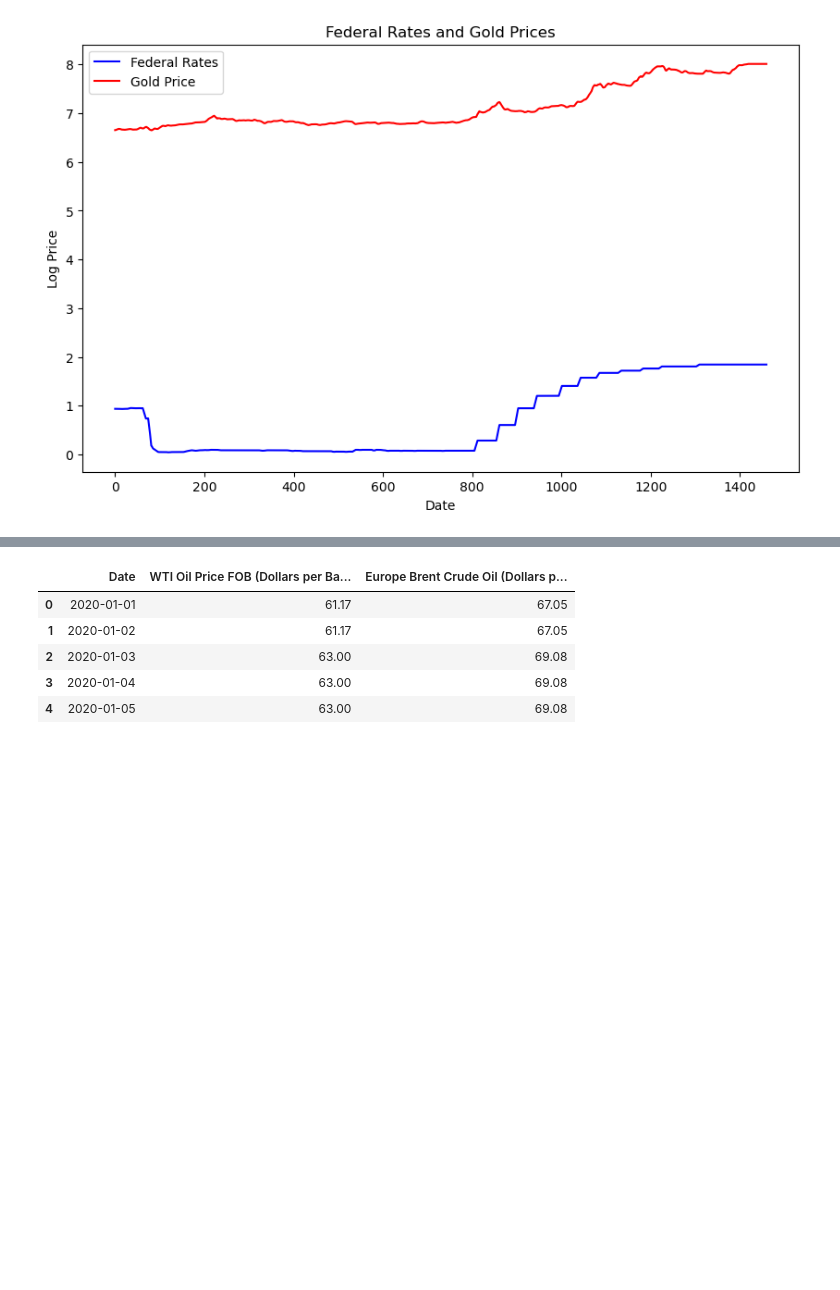
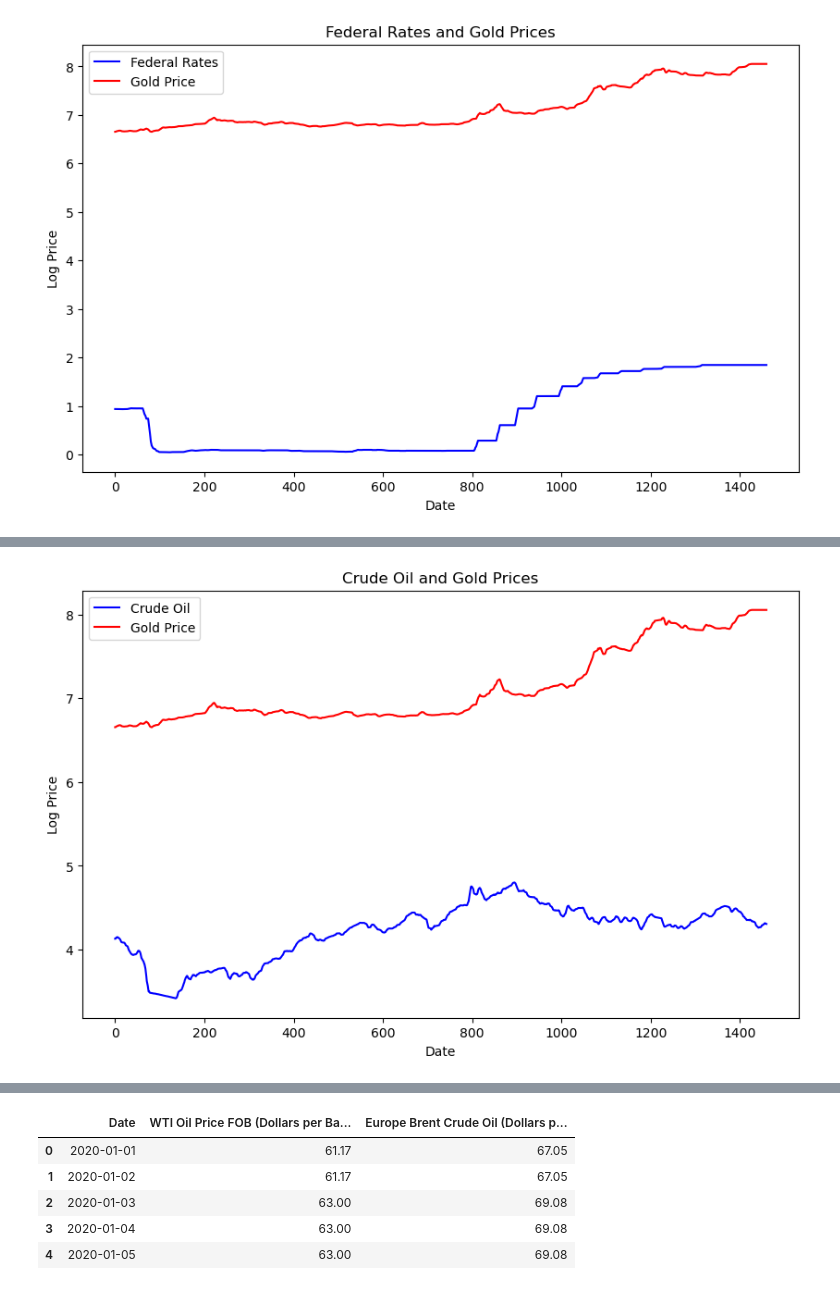
Before and after one commit to YousefElbrolosy/gold_prices_prediction_model, a Jupyter notebook: Workout/Skeleton.ipynb, the cells around one changed output, grey strips where cells are left out. Drawn from its saved outputs; the diff is of its cells as text; code cells hidden in the pictures; blank space fills up the shorter version.

Commit message:
crude oil time series

```diff
--- a/Workout/Skeleton.ipynb
+++ b/Workout/Skeleton.ipynb
@@ -228,0 +229,89 @@ for housing_index_column in housing_index.columns:
+# %%
+merged_data_list_crude_gold = []
+
+# Convert 'Date' columns to date object
+crude_oil_prices['Date'] = pd.to_datetime(crude_oil_prices['Date']).dt.date
+gold_prices['Timestamp'] = pd.to_datetime(gold_prices['Timestamp'], errors='coerce', utc=True)
+gold_prices['Date'] = gold_prices['Timestamp'].dt.date
+
+# Get daily gold prices
+gold_daily = gold_prices.groupby('Date').last().reset_index()
+
+for crude_oil_prices_column in crude_oil_prices.columns:
+    if crude_oil_prices_column == 'Date':
+        continue
+
+    # Get start and end dates relative to each dataset
+    start_date = max(crude_oil_prices['Date'].min(), gold_daily['Date'].min())
+    end_date = min(crude_oil_prices['Date'].max(), gold_daily['Date'].max())
+
+    # Filter the data based on start and end date
+    crude_oil_prices_filtered = crude_oil_prices[(crude_oil_prices['Date'] >= start_date) & (crude_oil_prices['Date'] <= end_date)]
+    gold_daily_filtered = gold_daily[(gold_daily['Date'] >= start_date) & (gold_daily['Date'] <= end_date)]
+
+    # Merge the two datasets on 'Date'
+    merged_data = pd.merge(crude_oil_prices_filtered, gold_daily_filtered, on='Date', how='inner')
+
+    # Apply interpolation only to numeric columns
+    numeric_cols = merged_data.select_dtypes(include=['float64', 'int64']).columns
+    merged_data[numeric_cols] = merged_data[numeric_cols].interpolate(method='linear', limit_direction='both')
+
+    # Create Log Columns
+    merged_data['log_crude_oil_prices'] = np.log(merged_data[crude_oil_prices_column] + 1)
+    merged_data['Log_Gold_Price'] = np.log(merged_data['24K'] + 1)
+
+    # Calculate the mean and standard deviation for both series
+    mean_gold_price = merged_data['Log_Gold_Price'].mean()
+    std_gold_price = merged_data['Log_Gold_Price'].std()
+    mean_stock_price = merged_data['log_crude_oil_prices'].mean()
+    std_stock_price = merged_data['log_crude_oil_prices'].std()
+
+    # Calculate thresholds for outliers
+    threshold_upper_gold = mean_gold_price + 2 * std_gold_price
+    threshold_lower_gold = mean_gold_price - 2 * std_gold_price
+    threshold_upper_stock = mean_stock_price + 2 * std_stock_price
+    threshold_lower_stock = mean_stock_price - 2 * std_stock_price
+
+    # Remove duplicate dates
+    date_range = pd.date_range(start=start_date, end=end_date, freq='D')
+    merged_data = merged_data.drop_duplicates(subset='Date')
+
+    # Mask outliers
+    outlier_mask_gold = (merged_data['Log_Gold_Price'] < threshold_lower_gold) | (merged_data['Log_Gold_Price'] > threshold_upper_gold)
+    outlier_mask_stock = (merged_data['log_crude_oil_prices'] < threshold_lower_stock) | (merged_data['log_crude_oil_prices'] > threshold_upper_stock)
+
+    # Set outliers to NaN
+    merged_data.loc[outlier_mask_gold, 'Log_Gold_Price'] = np.nan
+    merged_data.loc[outlier_mask_stock, 'log_crude_oil_prices'] = np.nan
+
+    # Interpolate missing values for log columns
+    merged_data['Log_Gold_Price'] = merged_data['Log_Gold_Price'].interpolate(method='linear')
+    merged_data['log_crude_oil_prices'] = merged_data['log_crude_oil_prices'].interpolate(method='linear')
+
+    # Apply rolling mean for smoothing
+    merged_data['smoothed_log_crude_oil_prices'] = merged_data['log_crude_oil_prices'].rolling(window=7, min_periods=1).mean()
+    merged_data['Smoothed_Log_Gold_Price'] = merged_data['Log_Gold_Price'].rolling(window=7, min_periods=1).mean()
+
+    # Filter necessary columns and reindex using the date range
+    filtered_data = merged_data[['Date', 'smoothed_log_crude_oil_prices', 'Smoothed_Log_Gold_Price']]
+    filtered_data = filtered_data.set_index('Date').reindex(date_range).reset_index()
+
+    # Apply interpolation only to numeric columns after reindexing
+    numeric_filtered_cols = filtered_data.select_dtypes(include=['float64', 'int64']).columns
+    filtered_data[numeric_filtered_cols] = filtered_data[numeric_filtered_cols].interpolate(method='linear')
+
+    # No dropping rows, keeping NaNs as is
+
+    merged_data_list_crude_gold.append(filtered_data)
+
+    # Plot the results
+    plt.figure(figsize=(10, 6))
+    plt.plot(filtered_data['smoothed_log_crude_oil_prices'], label='Crude Oil', color='blue')
+    plt.plot(filtered_data['Smoothed_Log_Gold_Price'], label='Gold Price', color='red')
+    plt.title('Crude Oil and Gold Prices')
+    plt.xlabel('Date')
+    plt.ylabel('Log Price')
+    plt.legend()
+    plt.show()
+# %% [output]
+[figure, added]
```
Also changed, not shown: parts of 16 cells of this notebook, 1 other file.
